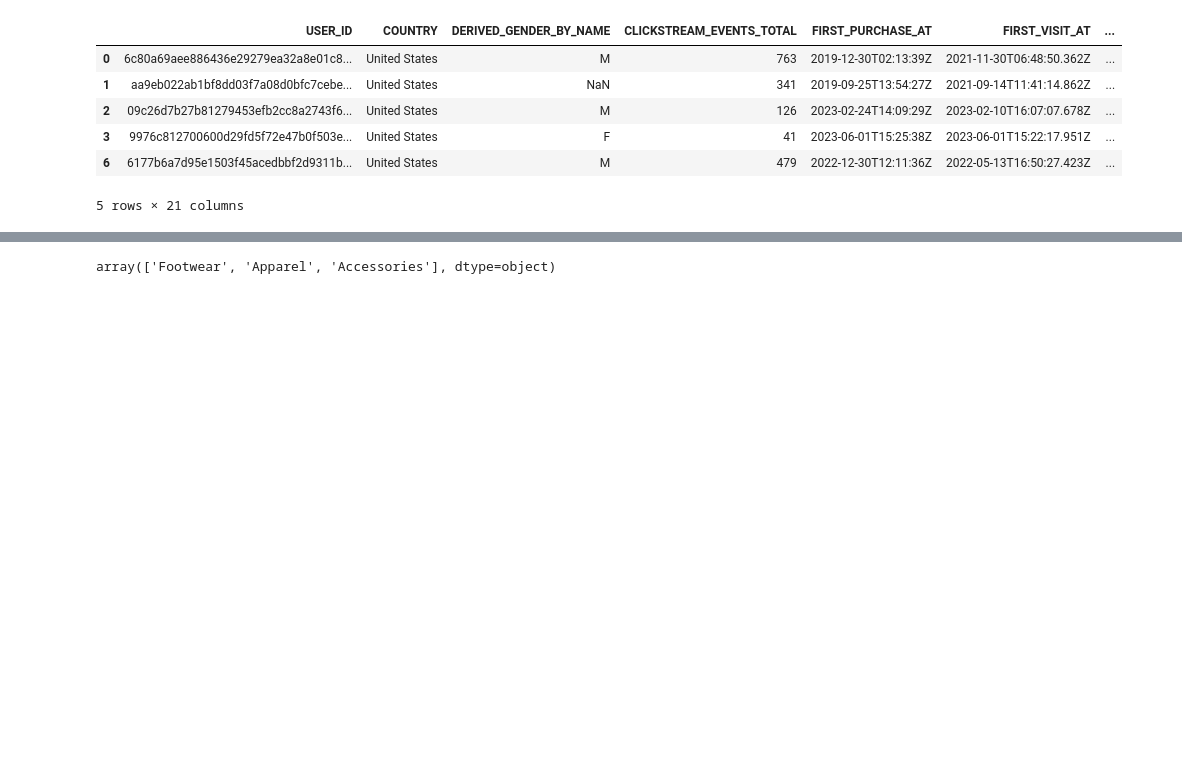
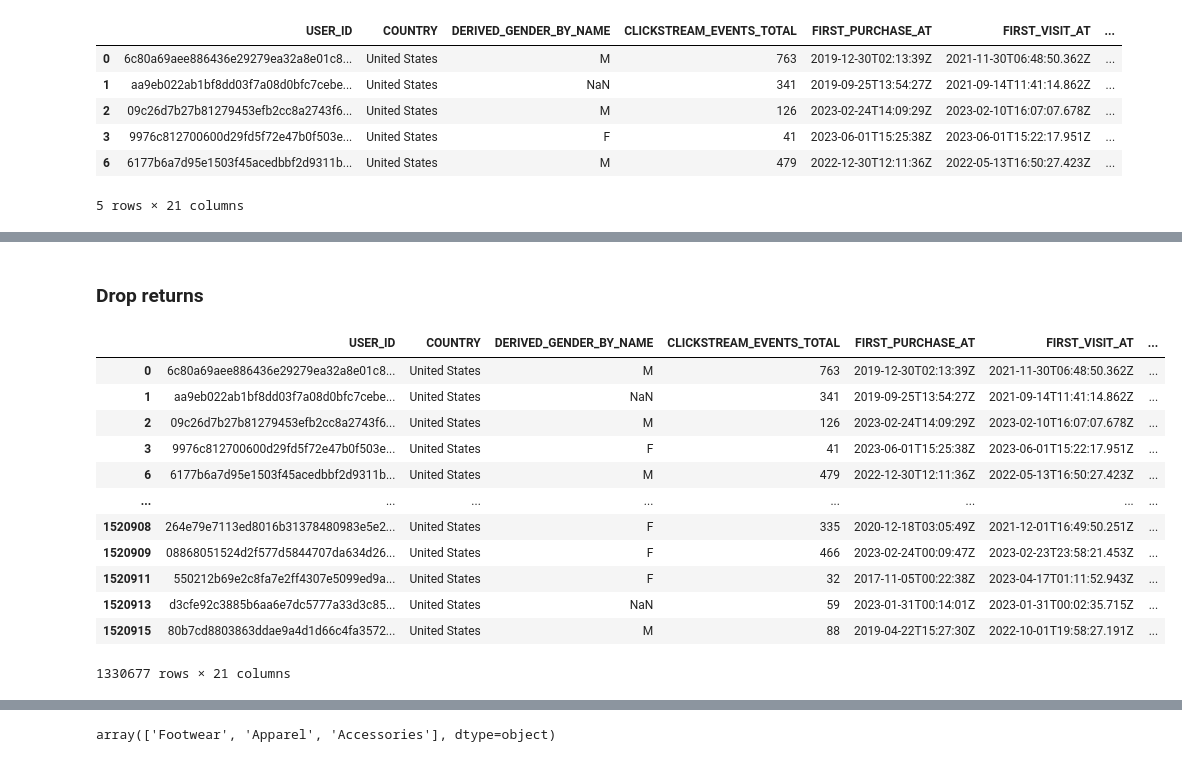
Before and after one commit to wildd96/all-recsys, a Jupyter notebook: eda.ipynb, the cells around one changed output, grey strips where cells are left out. Drawn from its saved outputs; the diff is of its cells as text; code cells hidden in the pictures; blank space fills up the shorter version.

```diff
--- a/eda.ipynb
+++ b/eda.ipynb
@@ -96,0 +113,19 @@ usdata.head()
+# %% [markdown]
+### Drop returns
+# %%
+usdata = usdata[usdata['EVENT_NAME'] != 'return']
+usdata
+# %% [output]
+|  | USER_ID | COUNTRY | DERIVED_GENDER_BY_NAME | CLICKSTREAM_EVENTS_TOTAL | FIRST_PURCHASE_AT | FIRST_VISIT_AT | ... |
+| 0 | 6c80a69aee886436e29279ea32a8e01c8... | United States | M | 763 | 2019-12-30T02:13:39Z | 2021-11-30T06:48:50.362Z | ... |
+| 1 | aa9eb022ab1bf8dd03f7a08d0bfc7cebe... | United States | NaN | 341 | 2019-09-25T13:54:27Z | 2021-09-14T11:41:14.862Z | ... |
+| 2 | 09c26d7b27b81279453efb2cc8a2743f6... | United States | M | 126 | 2023-02-24T14:09:29Z | 2023-02-10T16:07:07.678Z | ... |
+| 3 | 9976c812700600d29fd5f72e47b0f503e... | United States | F | 41 | 2023-06-01T15:25:38Z | 2023-06-01T15:22:17.951Z | ... |
+| 6 | 6177b6a7d95e1503f45acedbbf2d9311b... | United States | M | 479 | 2022-12-30T12:11:36Z | 2022-05-13T16:50:27.423Z | ... |
+| ... | ... | ... | ... | ... | ... | ... | ... |
+| 1520908 | 264e79e7113ed8016b31378480983e5e2... | United States | F | 335 | 2020-12-18T03:05:49Z | 2021-12-01T16:49:50.251Z | ... |
+| 1520909 | 08868051524d2f577d5844707da634d26... | United States | F | 466 | 2023-02-24T00:09:47Z | 2023-02-23T23:58:21.453Z | ... |
+| 1520911 | 550212b69e2c8fa7e2ff4307e5099ed9a... | United States | F | 32 | 2017-11-05T00:22:38Z | 2023-04-17T01:11:52.943Z | ... |
+| 1520913 | d3cfe92c3885b6aa6e7dc5777a33d3c85... | United States | NaN | 59 | 2023-01-31T00:14:01Z | 2023-01-31T00:02:35.715Z | ... |
+| 1520915 | 80b7cd8803863ddae9a4d1d66c4fa3572... | United States | M | 88 | 2019-04-22T15:27:30Z | 2022-10-01T19:58:27.191Z | ... |
+1330677 rows × 21 columns
```
Also changed, not shown: parts of 15 cells of this notebook.
